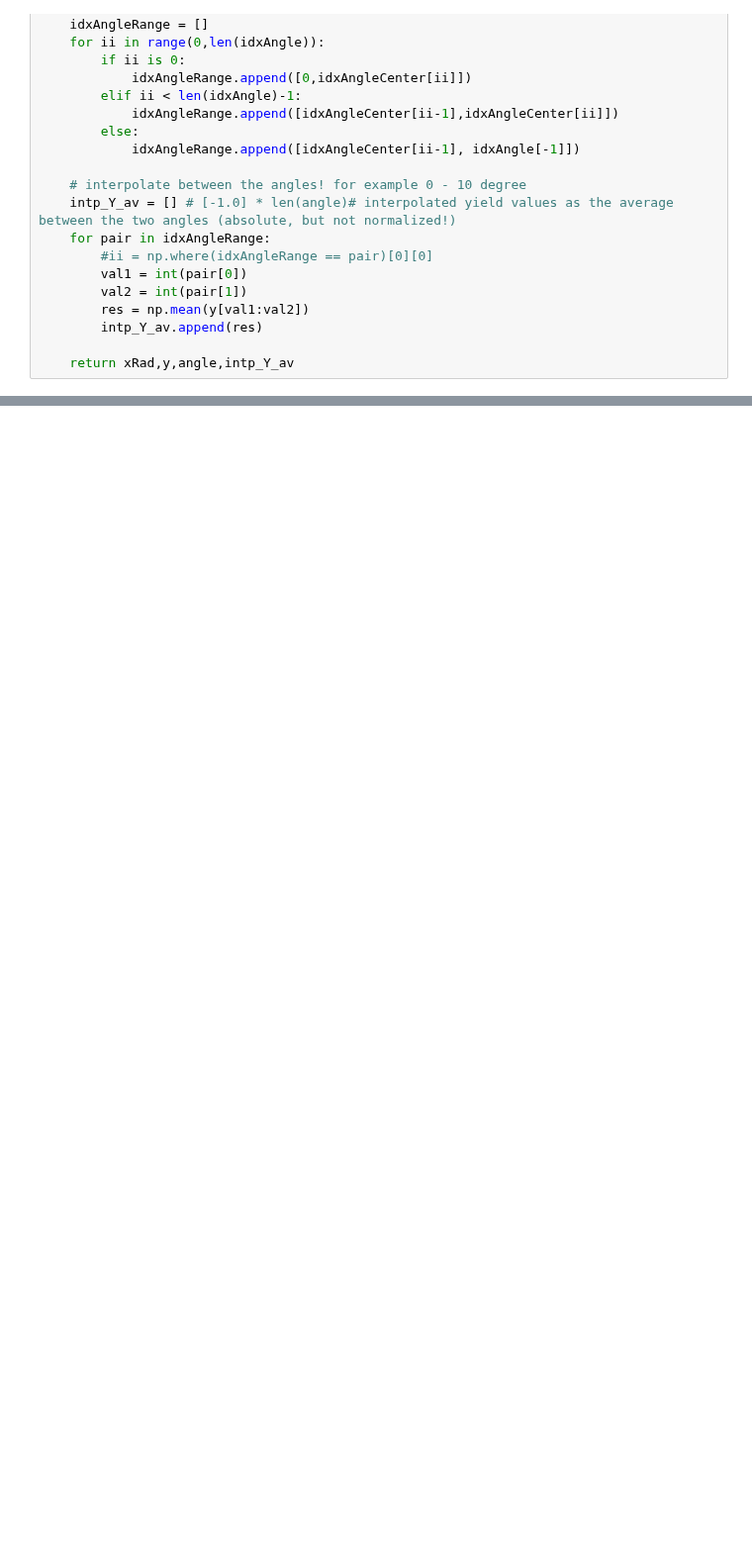
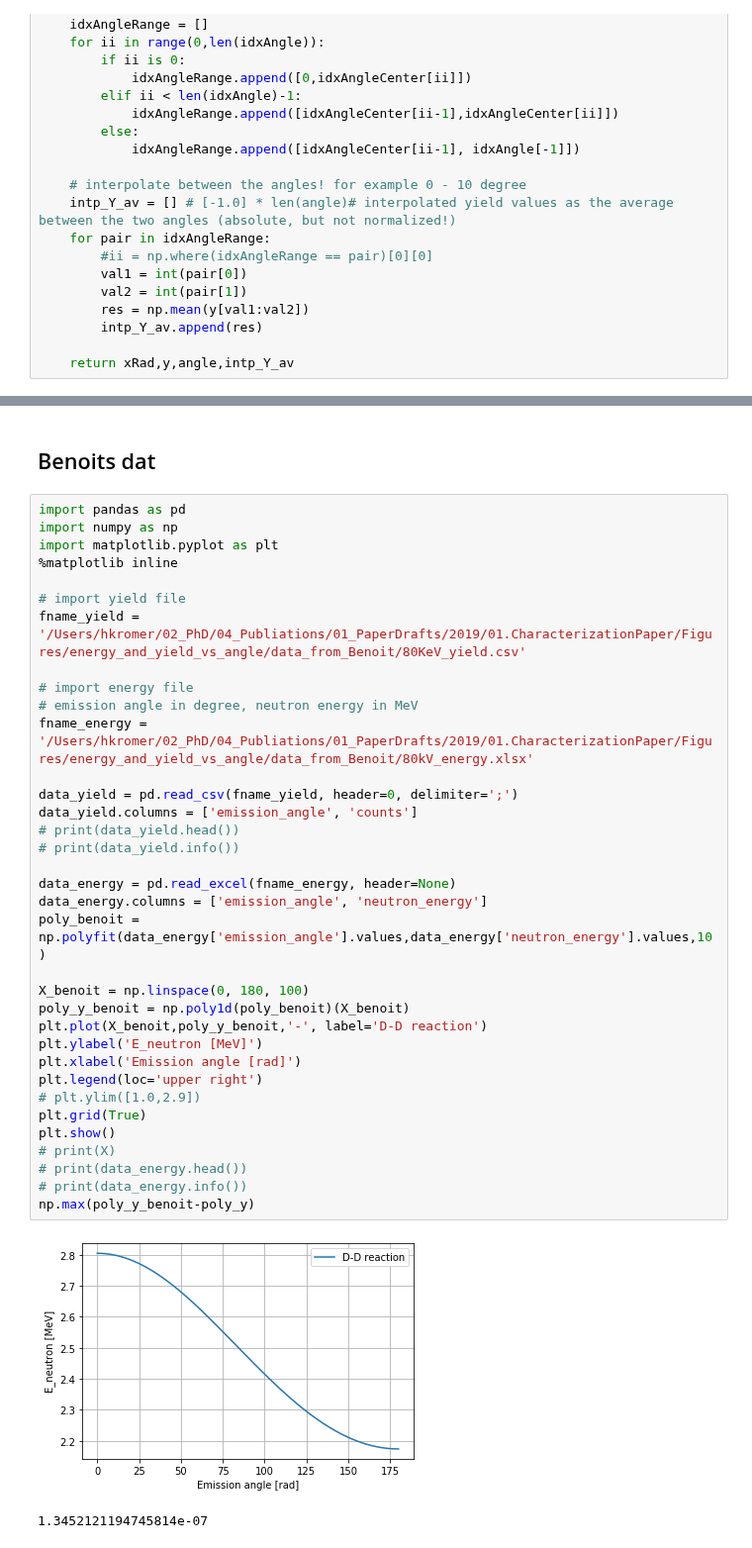
Before and after one commit to kromerh/phd_python, a Jupyter notebook: 11.NeutronOutput/06.NeutronEnergy_mycode.ipynb, the cells around one changed output, grey strips where cells are left out. Shown at 99% size. Cells and saved outputs as stored; diff of their text form; blank space fills up the shorter version.

```diff
--- a/11.NeutronOutput/06.NeutronEnergy_mycode.ipynb
+++ b/11.NeutronOutput/06.NeutronEnergy_mycode.ipynb
@@ -93,0 +105,40 @@ plt.show()
+# %% [markdown]
+## Benoits dat
+# %%
+import pandas as pd
+import numpy as np
+import matplotlib.pyplot as plt
+%matplotlib inline
+
+# import yield file
+fname_yield = '/Users/hkromer/02_PhD/04_Publiations/01_PaperDrafts/2019/01.CharacterizationPaper/Figures/energy_and_yield_vs_angle/data_from_Benoit/80KeV_yield.csv'
+
+# import energy file
+# emission angle in degree, neutron energy in MeV
+fname_energy = '/Users/hkromer/02_PhD/04_Publiations/01_PaperDrafts/2019/01.CharacterizationPaper/Figures/energy_and_yield_vs_angle/data_from_Benoit/80kV_energy.xlsx'
+
+data_yield = pd.read_csv(fname_yield, header=0, delimiter=';')
+data_yield.columns = ['emission_angle', 'counts']
+# print(data_yield.head())
+# print(data_yield.info())
+
+data_energy = pd.read_excel(fname_energy, header=None)
+data_energy.columns = ['emission_angle', 'neutron_energy']
+poly_benoit = np.polyfit(data_energy['emission_angle'].values,data_energy['neutron_energy'].values,10)
+
+X_benoit = np.linspace(0, 180, 100)
+poly_y_benoit = np.poly1d(poly_benoit)(X_benoit)
+plt.plot(X_benoit,poly_y_benoit,'-', label='D-D reaction')
+plt.ylabel('E_neutron [MeV]')
+plt.xlabel('Emission angle [rad]')
+plt.legend(loc='upper right')
+# plt.ylim([1.0,2.9])
+plt.grid(True)
+plt.show()
+# print(X)
+# print(data_energy.head())
+# print(data_energy.info())
+np.max(poly_y_benoit-poly_y)
+# %% [output]
+[figure, added]
+1.3452121194745814e-07
```
Also changed, not shown: parts of 9 cells of this notebook, 3 other files.
